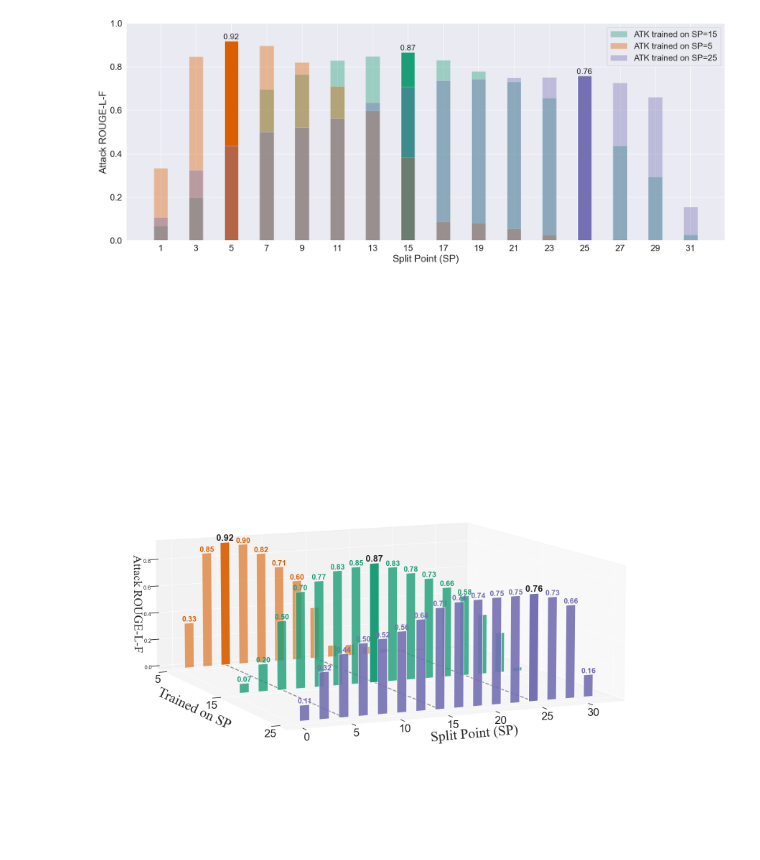
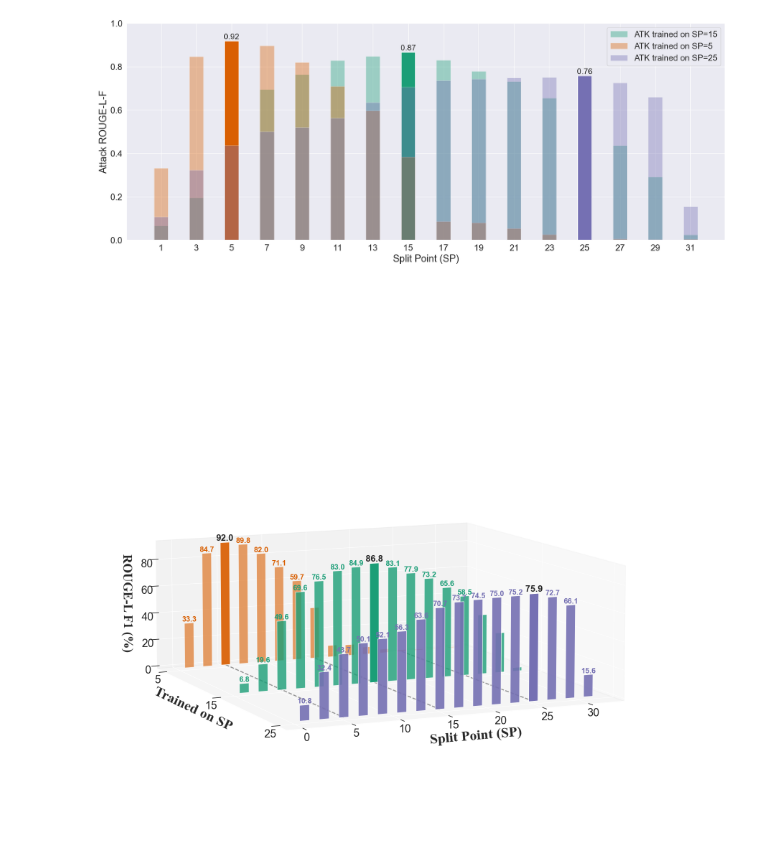
Before and after one commit to StupidTrees/SplitLLM, a Jupyter notebook: experiments/notebook/figures/cross_layer.ipynb, the cells around one changed output. Cells and saved outputs as stored; diff of their text form; code cells hidden in the pictures.

```diff
--- a/experiments/notebook/figures/cross_layer.ipynb
+++ b/experiments/notebook/figures/cross_layer.ipynb
@@ -476,5 +476,7 @@ plt.savefig('/root/autodl-tmp/sfl/exp_data/cross_layers.pdf')
 # %% [output]
 [figure]
+# %%
+all_data = {k:{ sp:rg*100 for sp,rg in v.items()} for k,v in all_data.items() }
 # %%
 import numpy as np
 from mpl_toolkits.mplot3d import Axes3D
@@ -507,37 +509,38 @@ for i, base_split in enumerate(base_splits):
   # highlight the bar of x=base_sp with red color
   max_key = max(all_data[base_split], key=all_data[base_split].get)
   ax.bar([max_key], [all_data[base_split][max_key]], zs=i, zdir='y', width=1.0, color=colors[i], alpha=1.0 if base_split != 5 else 0.8, zorder=1000)
   # show the value of the highest bar
-  ax.text(max_key, i, all_data[base_split][max_key], f'{all_data[base_split][max_key]:.2f}', ha='center', va='bottom',
+  ax.text(max_key, i, all_data[base_split][max_key], f'{all_data[base_split][max_key]:.1f}', ha='center', va='bottom',
           fontsize=18,fontdict={'weight': 'bold'})
   for sp, rg in zip(sps, rouges):
     sp_range = []
     if base_split == 15:
       sp_range = [1, 3, 5,7,9,11, 13,17,19,21,23,25]#,27]
     elif base_split == 5:
       sp_range = [1, 3,  7, 9, 11, 13]
     elif base_split == 25:
       sp_range = [1, 3, 5, 7,9,11, 13,15,17,19, 21, 23, 27, 21, 17, 29, 31]
     if sp in sp_range:
-      ax.text(sp, i, rg, f'{rg:.2f}', ha='center', va='bottom', fontsize=15, color=colors[i], zorder=10000
+      ax.text(sp, i, rg, f'{rg:.1f}', ha='center', va='bottom', fontsize=15, color=colors[i], zorder=10000
               , fontdict={'weight': 'bold'})
 
-ax.set_xlabel('Split Point (SP)', fontsize=28, labelpad=32,fontname='Times New Roman')
-ax.set_ylabel('Trained on SP', fontsize=28, labelpad=20, fontname='Times New Roman')
-ax.set_zlabel('Attack ROUGE-L-F', fontsize=24,fontname='Times New Roman')
+ax.set_xlabel('Split Point (SP)', fontsize=28, labelpad=38,fontname='Times New Roman', fontdict={'weight': 'bold'})
+ax.set_ylabel('Trained on SP', fontsize=28, labelpad=22, fontname='Times New Roman', fontdict={'weight': 'bold'})
+ax.set_zlabel('ROUGE-L F1 (%)', fontsize=25,labelpad=18, fontname='Times New Roman', fontdict={'weight': 'bold'})
 ax.set_yticks(range(len(base_splits)))
 ax.set_yticklabels([f'{base_split}' for base_split in base_splits], fontsize=22)
 ax.tick_params(axis='x', labelsize=22)
+ax.tick_params(axis='z', labelsize=22)
 # draw dashed line alone the y axis where x=5
 for sp in [5, 15, 25]:
   ax.plot([sp, sp], [0, len(base_splits) - 1], [0, 0], color='black', linestyle='--', linewidth=2, alpha=0.4)
 ax.invert_xaxis()
 
 ax.view_init(elev=8, azim=66)
 plt.tight_layout()
 # make the background transparent
 plt.gca().patch.set_alpha(0)
 # save the plot
-plt.savefig('/root/autodl-tmp/sfl/exp_data/cross_layers.pdf')
+plt.savefig('./cross_layers.pdf')
 # %% [output]
-[figure, old version]
+[figure, new version]
```
Also changed, not shown: parts of 1 cell of this notebook, 21 other files.
